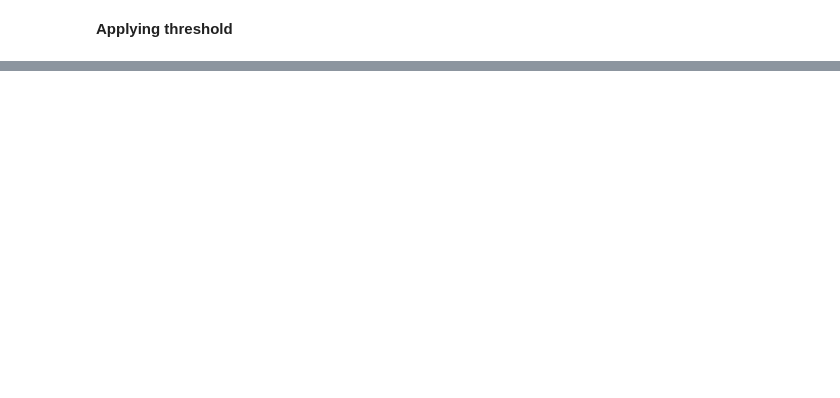
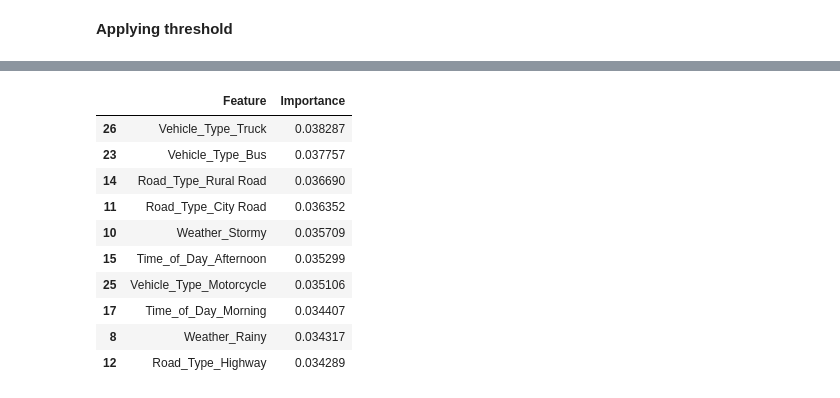
Before and after one commit to Anupampal1992/Group-Project, a Jupyter notebook: Traffic_Accident.ipynb, the cells around one changed output, grey strips where cells are left out. Cells and saved outputs as stored; diff of their text form; code cells hidden in the pictures; blank space fills up the shorter version.

```diff
--- a/Traffic_Accident.ipynb
+++ b/Traffic_Accident.ipynb
@@ -447,0 +490,16 @@ weighted avg       0.46      0.22      0.25      4000
+# %%
+#View Top Important Features
+
+importance_df.head(10)
+# %% [output]
+|  | Feature | Importance |
+| 26 | Vehicle_Type_Truck | 0.038287 |
+| 23 | Vehicle_Type_Bus | 0.037757 |
+| 14 | Road_Type_Rural Road | 0.036690 |
+| 11 | Road_Type_City Road | 0.036352 |
+| 10 | Weather_Stormy | 0.035709 |
+| 15 | Time_of_Day_Afternoon | 0.035299 |
+| 25 | Vehicle_Type_Motorcycle | 0.035106 |
+| 17 | Time_of_Day_Morning | 0.034407 |
+| 8 | Weather_Rainy | 0.034317 |
+| 12 | Road_Type_Highway | 0.034289 |
```
Also changed, not shown: parts of 13 cells of this notebook.
